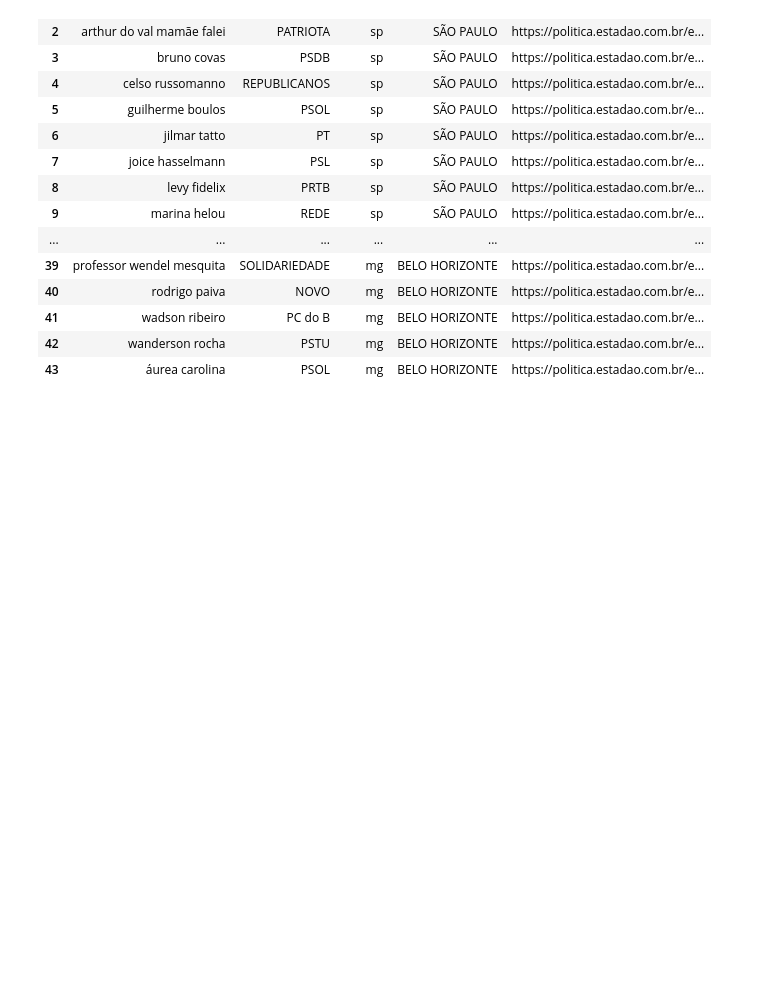
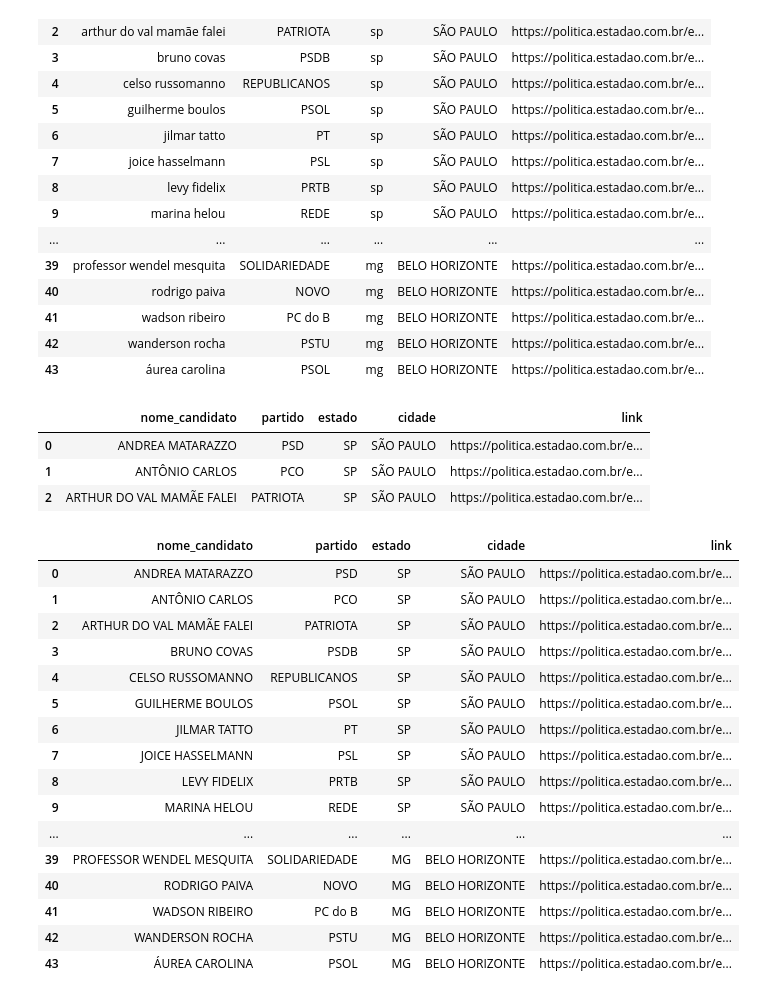
Before and after one commit to Alexandreet/IGTI, a Jupyter notebook: Modulo 2/Coleta de Dados/Coleta_Candidatos_BeautifulSoup.ipynb, the cells around one changed output. Cells and saved outputs as stored; diff of their text form; code cells hidden in the pictures; blank space fills up the shorter version.

```diff
--- a/Modulo 2/Coletando Dados/Coleta_Candidatos_BeautifulSoup.ipynb
+++ b/Modulo 2/Coleta de Dados/Coleta_Candidatos_BeautifulSoup.ipynb
@@ -207,3 +207,32 @@ df_candidatos
 | 41 | wadson ribeiro | PC do B | mg | BELO HORIZONTE | https://politica.estadao.com.br/e... |
 | 42 | wanderson rocha | PSTU | mg | BELO HORIZONTE | https://politica.estadao.com.br/e... |
 | 43 | áurea carolina | PSOL | mg | BELO HORIZONTE | https://politica.estadao.com.br/e... |
+# %%
+df_candidatos['nome_candidato'] = df_candidatos['nome_candidato'].str.upper()
+df_candidatos['estado'] = df_candidatos['estado'].str.upper()
+df_candidatos[:3]
+# %% [output]
+|  | nome_candidato | partido | estado | cidade | link |
+| 0 | ANDREA MATARAZZO | PSD | SP | SÃO PAULO | https://politica.estadao.com.br/e... |
+| 1 | ANTÔNIO CARLOS | PCO | SP | SÃO PAULO | https://politica.estadao.com.br/e... |
+| 2 | ARTHUR DO VAL MAMÃE FALEI | PATRIOTA | SP | SÃO PAULO | https://politica.estadao.com.br/e... |
+# %%
+df_candidatos
+# %% [output]
+|  | nome_candidato | partido | estado | cidade | link |
+| 0 | ANDREA MATARAZZO | PSD | SP | SÃO PAULO | https://politica.estadao.com.br/e... |
+| 1 | ANTÔNIO CARLOS | PCO | SP | SÃO PAULO | https://politica.estadao.com.br/e... |
+| 2 | ARTHUR DO VAL MAMÃE FALEI | PATRIOTA | SP | SÃO PAULO | https://politica.estadao.com.br/e... |
+| 3 | BRUNO COVAS | PSDB | SP | SÃO PAULO | https://politica.estadao.com.br/e... |
+| 4 | CELSO RUSSOMANNO | REPUBLICANOS | SP | SÃO PAULO | https://politica.estadao.com.br/e... |
+| 5 | GUILHERME BOULOS | PSOL | SP | SÃO PAULO | https://politica.estadao.com.br/e... |
+| 6 | JILMAR TATTO | PT | SP | SÃO PAULO | https://politica.estadao.com.br/e... |
+| 7 | JOICE HASSELMANN | PSL | SP | SÃO PAULO | https://politica.estadao.com.br/e... |
+| 8 | LEVY FIDELIX | PRTB | SP | SÃO PAULO | https://politica.estadao.com.br/e... |
+| 9 | MARINA HELOU | REDE | SP | SÃO PAULO | https://politica.estadao.com.br/e... |
+| ... | ... | ... | ... | ... | ... |
+| 39 | PROFESSOR WENDEL MESQUITA | SOLIDARIEDADE | MG | BELO HORIZONTE | https://politica.estadao.com.br/e... |
+| 40 | RODRIGO PAIVA | NOVO | MG | BELO HORIZONTE | https://politica.estadao.com.br/e... |
+| 41 | WADSON RIBEIRO | PC do B | MG | BELO HORIZONTE | https://politica.estadao.com.br/e... |
+| 42 | WANDERSON ROCHA | PSTU | MG | BELO HORIZONTE | https://politica.estadao.com.br/e... |
+| 43 | ÁUREA CAROLINA | PSOL | MG | BELO HORIZONTE | https://politica.estadao.com.br/e... |
```
Also changed, not shown: 17 other files.
